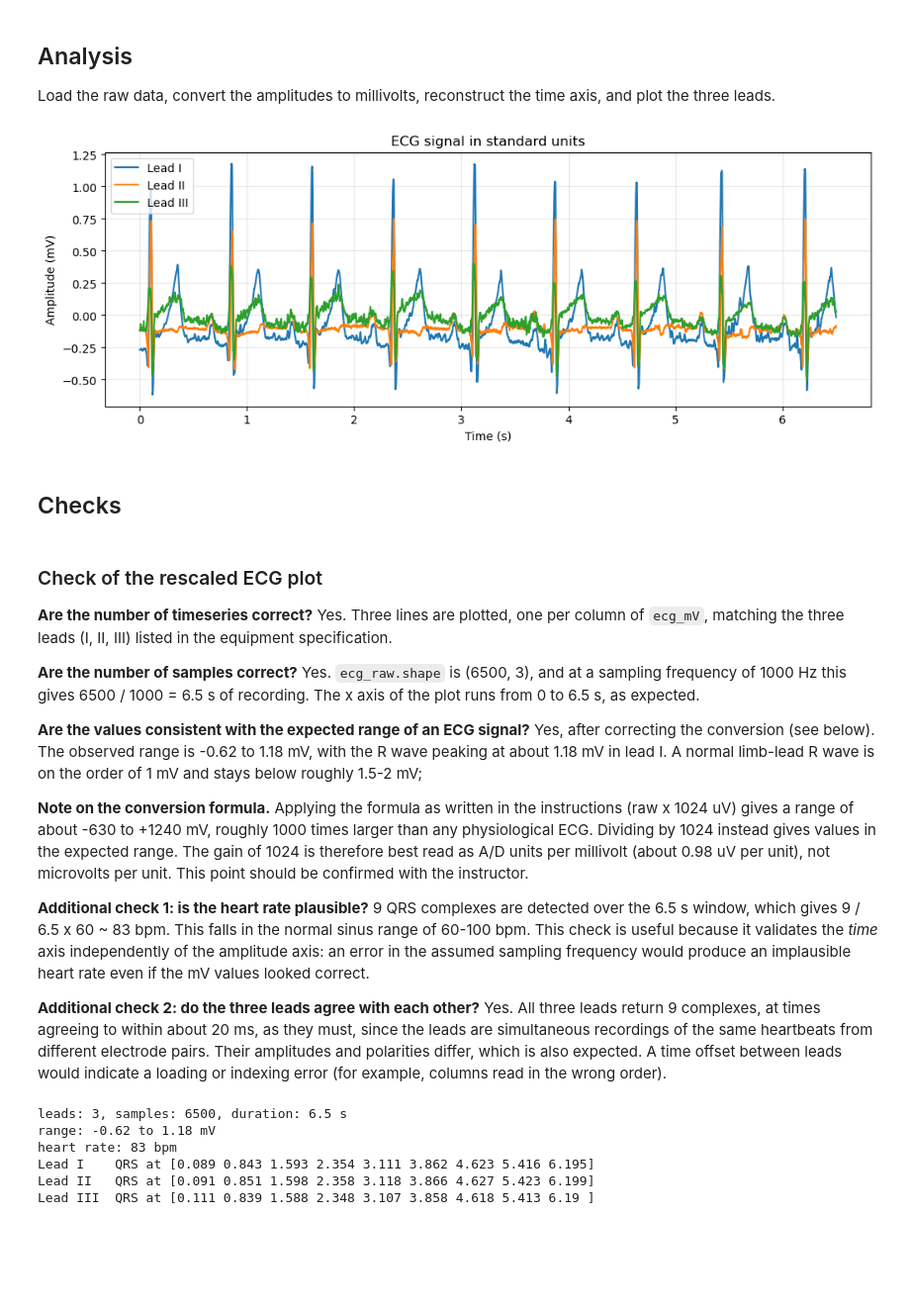
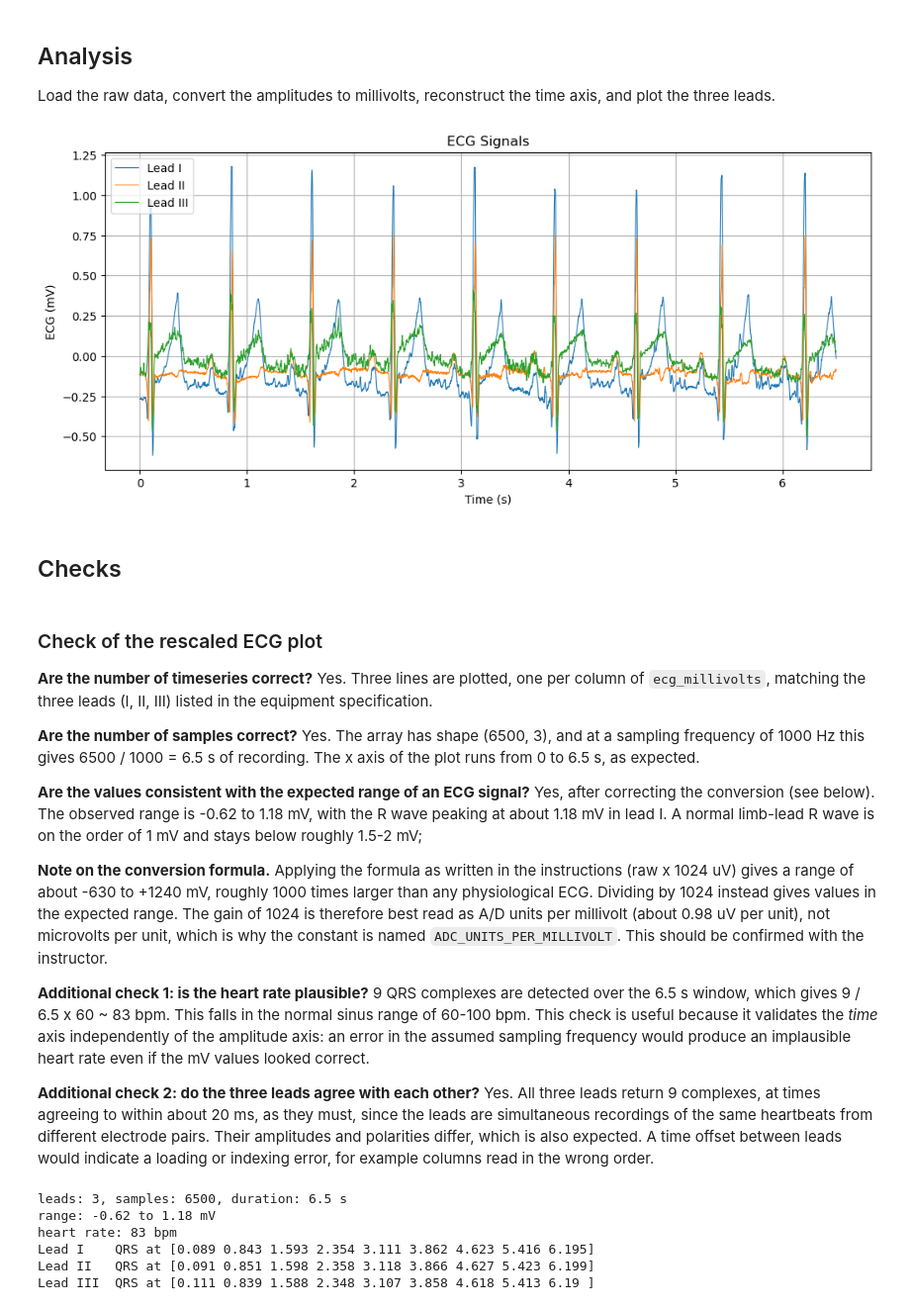
Before and after one commit to AlexisLag-student/Series01-Pythonv2, a Jupyter notebook: Series01-python.ipynb, the cells around one changed output. Shown at 99% size. Drawn from its saved outputs; the diff is of its cells as text; code cells hidden in the pictures; blank space fills up the shorter version.

Commit message:
Add realistic ECG plot on clinical grid
Used the code I had from the previous Series01. changed all functions to match it

```diff
--- a/Series01-python.ipynb
+++ b/Series01-python.ipynb
@@ -29 +24,6 @@ LEAD_NAMES = ["Lead I", "Lead II", "Lead III"]
+# %%
+ECG_FILE_PATH = "data/ECGu.txt"
+SAMPLING_FREQUENCY_HZ = 1000
+ADC_UNITS_PER_MILLIVOLT = 1024
+LEAD_NAMES = ["I", "II", "III"]
 # %%
@@ -94,26 +148,25 @@ def plot_all_leads(time_s, ecg_mV, lead_names=LEAD_NAMES):
 
 Load the raw data, convert the amplitudes to millivolts, reconstruct the time
 axis, and plot the three leads.
-# %%
-# Run the pipeline
-ecg_raw = np.loadtxt("data/ECGu.txt")
-ecg_mV = convert_to_mV(ecg_raw)
-time_s = make_time_vector(len(ecg_raw))
-
-plot_all_leads(time_s, ecg_mV)
-# %% [output]
-[figure, removed]
+# %%
+ecg_millivolts = load_ecg_in_millivolts(ECG_FILE_PATH, ADC_UNITS_PER_MILLIVOLT)
+time_seconds = build_time_axis(len(ecg_millivolts), SAMPLING_FREQUENCY_HZ)
+
+plot_ecg_leads_overlaid(time_seconds, ecg_millivolts, LEAD_NAMES)
+plt.show()
+# %% [output]
+[figure, added]
 # %% [markdown]
 ## Checks
 # %% [markdown]
 ### Check of the rescaled ECG plot
 
 **Are the number of timeseries correct?**
-Yes. Three lines are plotted, one per column of `ecg_mV`, matching the three
-leads (I, II, III) listed in the equipment specification.
+Yes. Three lines are plotted, one per column of `ecg_millivolts`, matching the
+three leads (I, II, III) listed in the equipment specification.
 
 **Are the number of samples correct?**
-Yes. `ecg_raw.shape` is (6500, 3), and at a sampling frequency of 1000 Hz this
+Yes. The array has shape (6500, 3), and at a sampling frequency of 1000 Hz this
 gives 6500 / 1000 = 6.5 s of recording. The x axis of the plot runs from 0 to
 6.5 s, as expected.
 
@@ -127,8 +180,9 @@ Applying the formula as written in the instructions (raw x 1024 uV) gives a
 range of about -630 to +1240 mV, roughly 1000 times larger than any
 physiological ECG. Dividing by 1024 instead gives values in the expected
 range. The gain of 1024 is therefore best read as A/D units per millivolt
-(about 0.98 uV per unit), not microvolts per unit. This point should be
-confirmed with the instructor.
+(about 0.98 uV per unit), not microvolts per unit, which is why the constant
+is named `ADC_UNITS_PER_MILLIVOLT`. This should be confirmed with the
+instructor.
 
 **Additional check 1: is the heart rate plausible?**
 9 QRS complexes are detected over the 6.5 s window, which gives
@@ -142,5 +196,5 @@ Yes. All three leads return 9 complexes, at times agreeing to within about
 20 ms, as they must, since the leads are simultaneous recordings of the same
 heartbeats from different electrode pairs. Their amplitudes and polarities
 differ, which is also expected. A time offset between leads would indicate a
-loading or indexing error (for example, columns read in the wrong order).
+loading or indexing error, for example columns read in the wrong order.
 # %%
```
Also changed, not shown: parts of 5 cells of this notebook.
